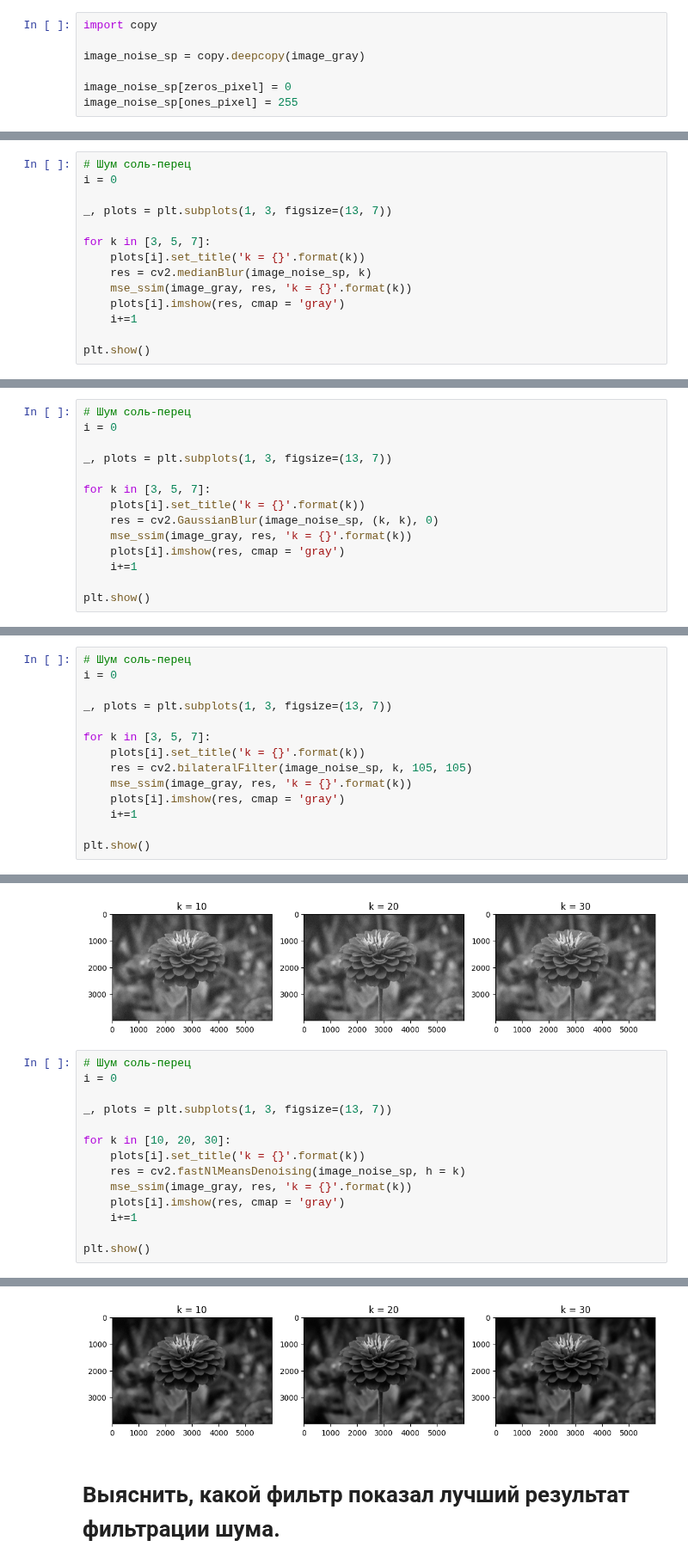
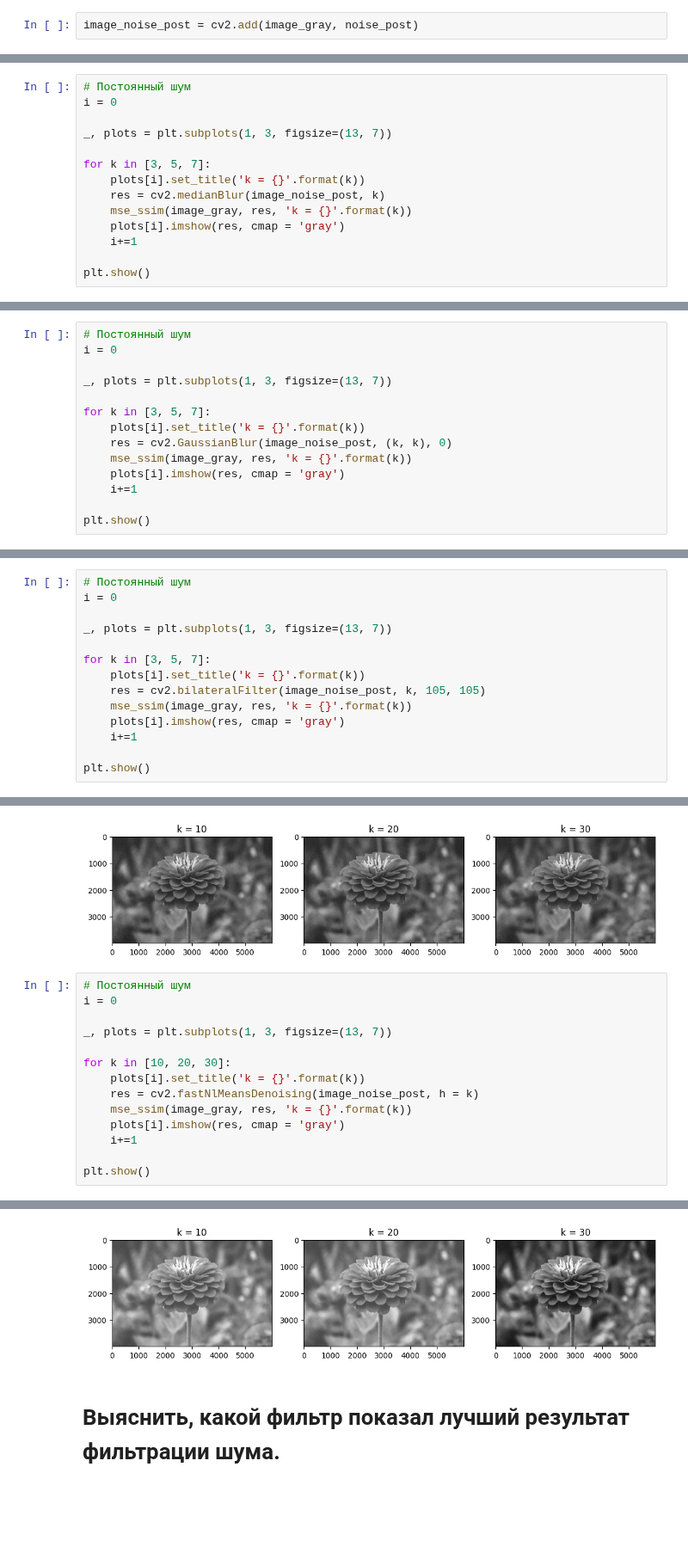
Before and after one commit to ionfy/image-processing, a Jupyter notebook: Task2/Task2.ipynb, the cells around one changed output, grey strips where cells are left out. Shown at 86% size. Saved outputs shown, nothing was run; the diff lists cells and outputs as text; blank space fills up the shorter version.

```diff
--- a/Task2/Task2.ipynb
+++ b/Task2/Task2.ipynb
@@ -55,10 +51,5 @@ plt.imshow(image_noise_gauss, cmap="gray")
 <matplotlib.image.AxesImage at 0x...>
 [figure]
 # %%
-import copy
-
-image_noise_sp = copy.deepcopy(image_gray)
-
-image_noise_sp[zeros_pixel] = 0
-image_noise_sp[ones_pixel] = 255
+image_noise_post = cv2.add(image_gray, noise_post)
 # %%
@@ -96,14 +87,14 @@ k = 5: MSE = 334.3239222916667 ; SSIM = 0.3647970954604762
 k = 7: MSE = 189.859616875 ; SSIM = 0.5418175196115137
 [figure]
 # %%
-# Шум соль-перец
+# Постоянный шум
 i = 0
 
 _, plots = plt.subplots(1, 3, figsize=(13, 7))
 
 for k in [3, 5, 7]:
     plots[i].set_title('k = {}'.format(k))
-    res = cv2.medianBlur(image_noise_sp, k)
+    res = cv2.medianBlur(image_noise_post, k)
     mse_ssim(image_gray, res, 'k = {}'.format(k))
     plots[i].imshow(res, cmap = 'gray')
     i+=1
@@ -136,14 +127,14 @@ k = 9: MSE = 1592.3502415 ; SSIM = 0.41875043627302727
 k = 11: MSE = 1570.0411787083333 ; SSIM = 0.47905719080143033
 [figure]
 # %%
-# Шум соль-перец
+# Постоянный шум
 i = 0
 
 _, plots = plt.subplots(1, 3, figsize=(13, 7))
 
 for k in [3, 5, 7]:
     plots[i].set_title('k = {}'.format(k))
-    res = cv2.GaussianBlur(image_noise_sp, (k, k), 0)
+    res = cv2.GaussianBlur(image_noise_post, (k, k), 0)
     mse_ssim(image_gray, res, 'k = {}'.format(k))
     plots[i].imshow(res, cmap = 'gray')
     i+=1
@@ -176,14 +167,14 @@ k = 9: MSE = 1404.2293404583334 ; SSIM = 0.21159009621491928
 k = 11: MSE = 1363.5161116666666 ; SSIM = 0.22479149765952414
 [figure]
 # %%
-# Шум соль-перец
+# Постоянный шум
 i = 0
 
 _, plots = plt.subplots(1, 3, figsize=(13, 7))
 
 for k in [3, 5, 7]:
     plots[i].set_title('k = {}'.format(k))
-    res = cv2.bilateralFilter(image_noise_sp, k, 105, 105)
+    res = cv2.bilateralFilter(image_noise_post, k, 105, 105)
     mse_ssim(image_gray, res, 'k = {}'.format(k))
     plots[i].imshow(res, cmap = 'gray')
     i+=1
@@ -216,14 +207,14 @@ k = 20: MSE = 4486.993263708333 ; SSIM = 0.029293964790394644
 k = 30: MSE = 2780.705594375 ; SSIM = 0.08368444380077977
 [figure]
 # %%
-# Шум соль-перец
+# Постоянный шум
 i = 0
 
 _, plots = plt.subplots(1, 3, figsize=(13, 7))
 
 for k in [10, 20, 30]:
     plots[i].set_title('k = {}'.format(k))
-    res = cv2.fastNlMeansDenoising(image_noise_sp, h = k)
+    res = cv2.fastNlMeansDenoising(image_noise_post, h = k)
     mse_ssim(image_gray, res, 'k = {}'.format(k))
     plots[i].imshow(res, cmap = 'gray')
     i+=1
@@ -236,4 +227,4 @@ k = 30: MSE = 16.344237333333332 ; SSIM = 0.8301811302168489
-[figure, old version]
+[figure, new version]
 # %% [markdown]
 # Выяснить, какой фильтр показал лучший результат фильтрации шума.
 # %% [markdown]
```
Also changed, not shown: parts of 11 cells of this notebook.
